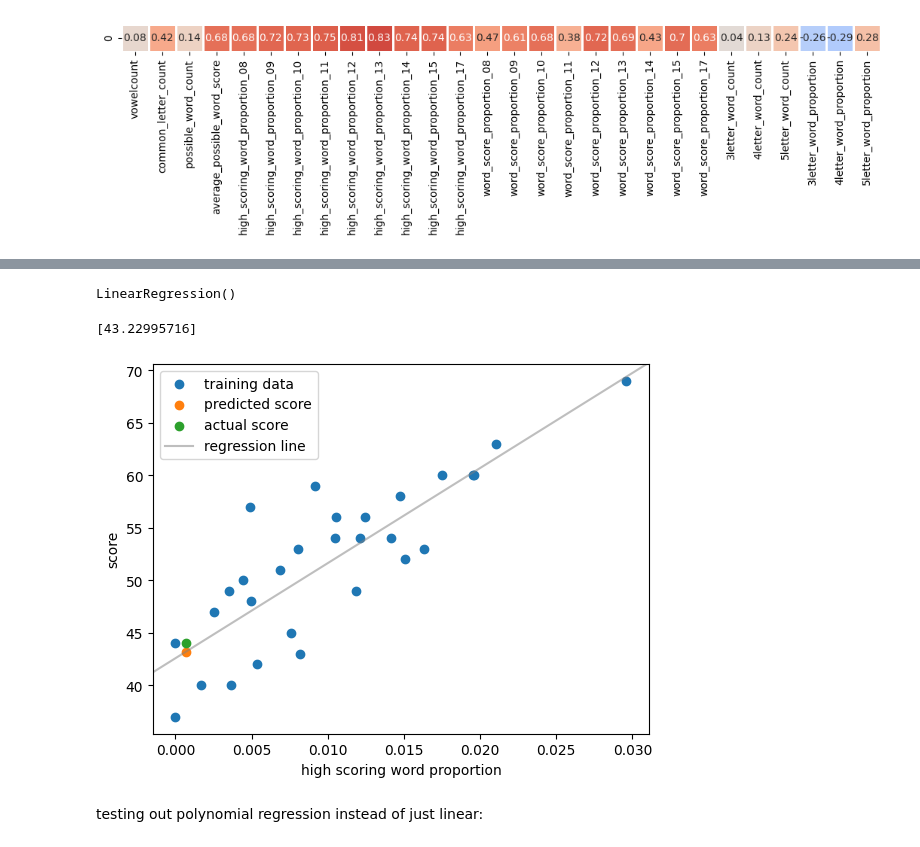
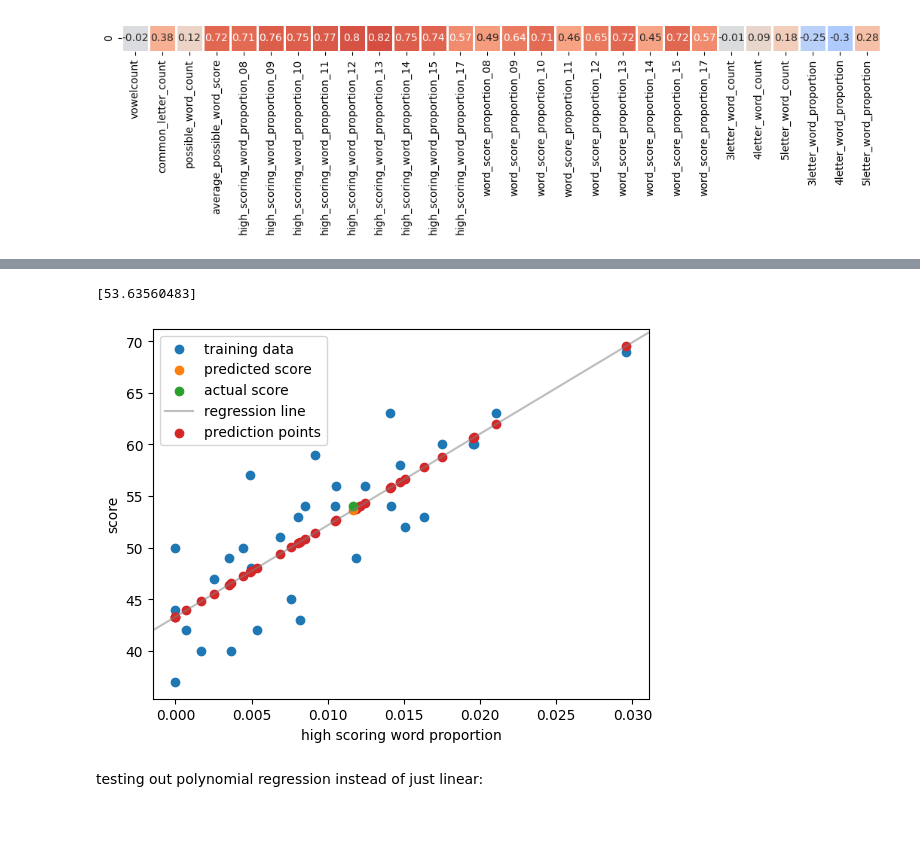
Before and after one commit to bexedmondson/palingrid, a Jupyter notebook: notes/WordStatAnalysis.ipynb, the cells around one changed output, grey strips where cells are left out. Drawn from its saved outputs; the diff is of its cells as text; code cells hidden in the pictures.

```diff
--- a/notes/WordStatAnalysis.ipynb
+++ b/notes/WordStatAnalysis.ipynb
@@ -527,39 +572,51 @@ SignificanceResult(statistic=np.float64(0.809424699702185), pvalue=np.float64(1.
-# %%
-x = dayScores["scores"]
-y = df['high_scoring_word_proportion_12'].values.reshape((-1, 1))
-
-model1 = LinearRegression()
-model1.fit(y, x)
-# %% [output]
-LinearRegression()
 # %%
-new_data_stats = get_new_data_stats("ilbaufomedalimuoaynosihgl")
+new_data_stats = get_new_data_stats("asbeworoahfgpentzkieeoiat")
 
-actual = 44
+actual = 54
-# %%
-model1_selected_features = new_data_stats['high_scoring_word_proportion_12']
-
-result1 = model1.predict(np.array(model1_selected_features).reshape(1, -1))
-print(result1)
-# %% [output]
-[43.22995716]
+# %%
+model_measures = { "name": [], "selectedDatePredictionDiff": [], "overallMeanPredictionDiff": [], "overallStDevPredictionDiff": [], "meanSquaredError": [], "r2Score": []}
 # %%
+x = dayScores["scores"]
+y = df['high_scoring_word_proportion_12'].values.reshape((-1, 1))
+
+model1 = LinearRegression()
+model1.fit(y, x)
+
+model1_selected_features = new_data_stats['high_scoring_word_proportion_12']
+
+result1 = model1.predict(np.array(model1_selected_features).reshape(1, -1))
+print(result1)
+
 plt.scatter(df['high_scoring_word_proportion_12'], dayScores["scores"], label="training data",zorder=0)
-
-
 
 plt.scatter(model1_selected_features, result1, label="predicted score", zorder=2)
 plt.scatter(model1_selected_features, actual, label="actual score", zorder=2)
 
 plt.plot([model1_selected_features, model1_selected_features], [result1[0],actual], ':r', zorder=1)
 
 plt.axline((0, model1.intercept_), slope=model1.coef_[0], color='C7', alpha=0.5, label='regression line')
 
+predictions = model1.predict(y)
+plt.scatter(df['high_scoring_word_proportion_12'], predictions, label="prediction points", zorder=1)
+
 plt.legend()
 plt.xlabel("high scoring word proportion")
 plt.ylabel("score")
 plt.show()
+
+model_measures["name"].append("model1 (linear regression)")
+model_measures["selectedDatePredictionDiff"].append(abs(result1[0] - actual))
+
+diffs = []
+for i in range(len(predictions)):
+    diffs.append(abs(predictions[i] - dayScores["scores"][i]))
+
+model_measures["overallMeanPredictionDiff"].append(np.mean(diffs))
+model_measures["overallStDevPredictionDiff"].append(np.std(diffs))
+model_measures["meanSquaredError"].append(mean_squared_error(dayScores["scores"], predictions))
+model_measures["r2Score"].append(r2_score(dayScores["scores"], predictions))
 # %% [output]
+[53.63560483]
-[figure, old version]
+[figure, new version]
 # %% [markdown]
 testing out polynomial regression instead of just linear:
```
Also changed, not shown: parts of 15 cells of this notebook.
